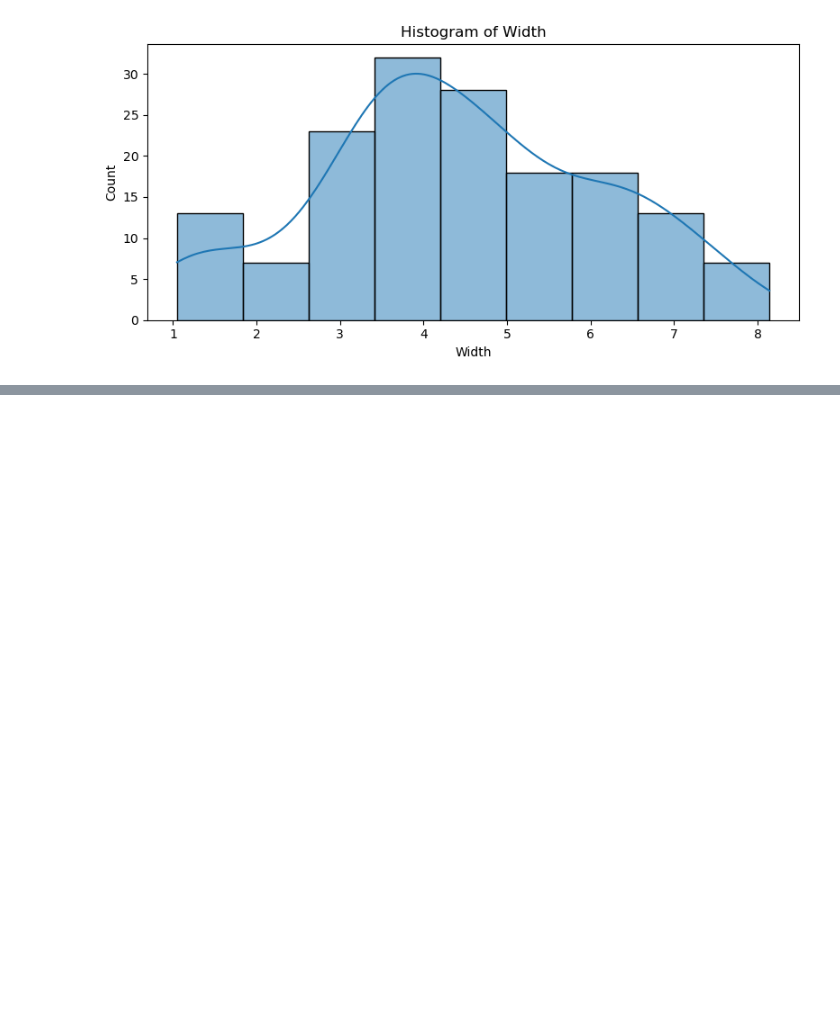
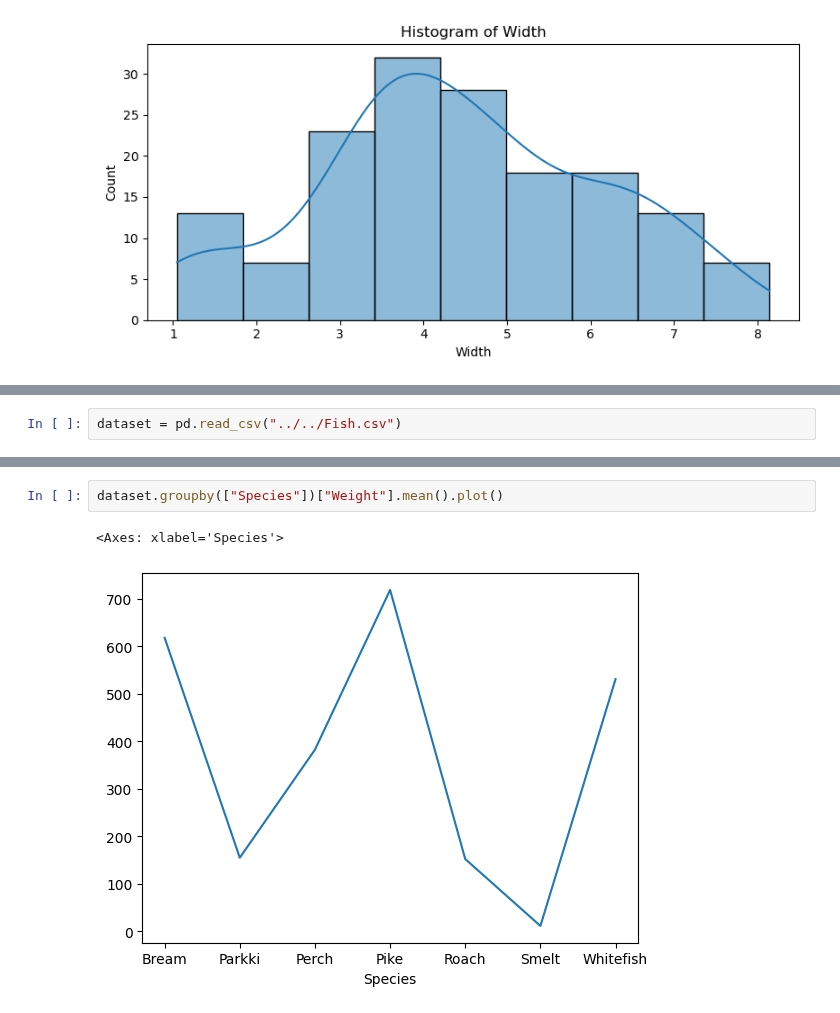
Before and after one commit to kellymegan/ASDA_2025_Group_2_Portfolio_, a Jupyter notebook: notebooks/week_07_group_2_notebook.ipynb, the cells around one changed output, grey strips where cells are left out. Cells and saved outputs as stored; diff of their text form; blank space fills up the shorter version.

```diff
--- a/notebooks/week_07_group_2_notebook.ipynb
+++ b/notebooks/week_07_group_2_notebook.ipynb
@@ -215,0 +218,2 @@ for col in data.columns:
+# %%
+dataset = pd.read_csv("../../Fish.csv")
@@ -215,0 +230,5 @@ for col in data.columns:
+# %%
+dataset.groupby(["Species"])["Weight"].mean().plot()
+# %% [output]
+<Axes: xlabel='Species'>
+[figure, added]
```
Also changed, not shown: parts of 9 cells of this notebook.
